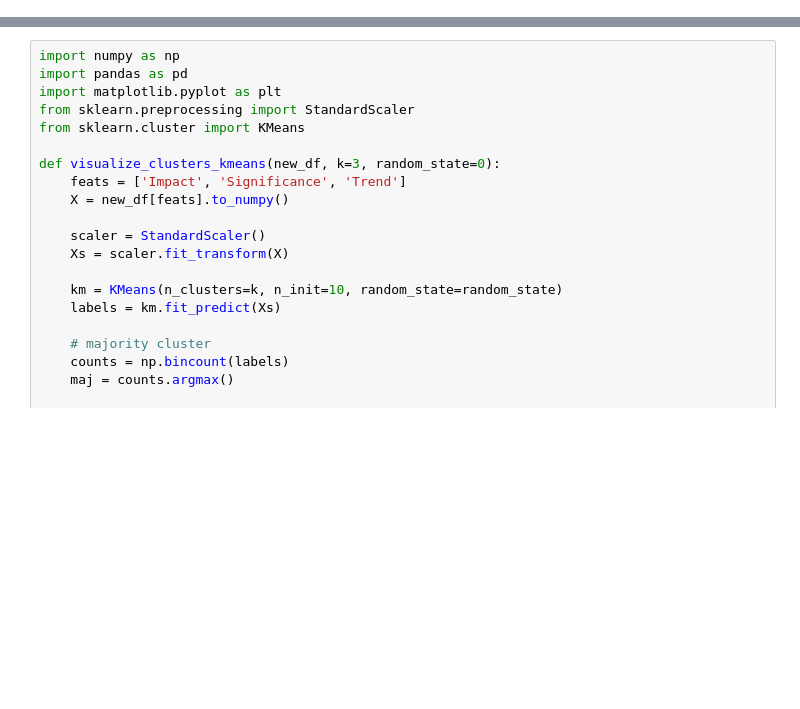
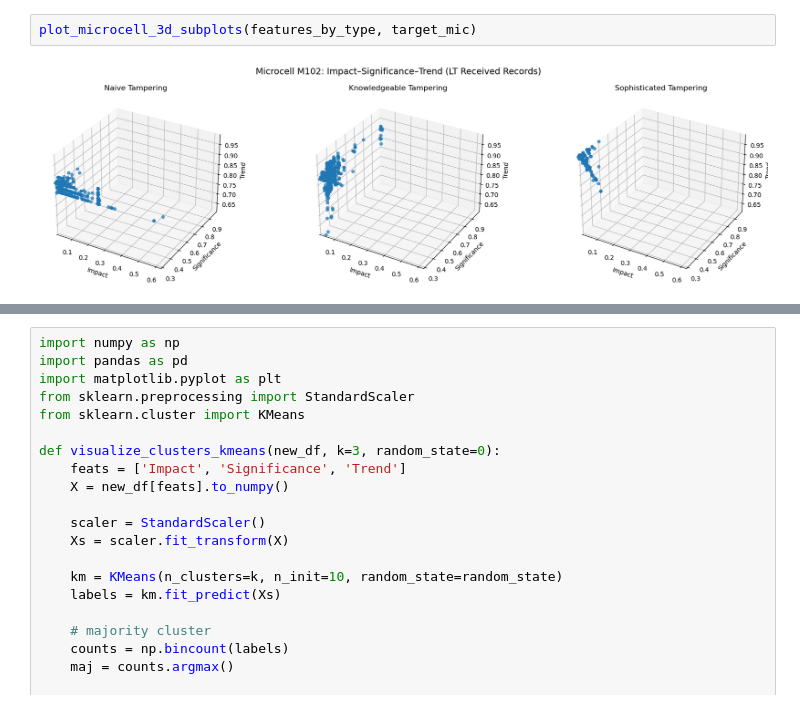
Before and after one commit to thilina-thilakarathna/toit_revamp, a Jupyter notebook: experiment_3.ipynb, the cells around one changed output, grey strips where cells are left out. Drawn from its saved outputs; the diff is of its cells as text; blank space fills up the shorter version.

```diff
--- a/experiment_3.ipynb
+++ b/experiment_3.ipynb
@@ -498,0 +744,4 @@ print(acc_by_type_pct)
+# %%
+plot_microcell_3d_subplots(features_by_type, target_mic)
+# %% [output]
+[figure, added]
```
Also changed, not shown: parts of 16 cells of this notebook, 42 other files.
